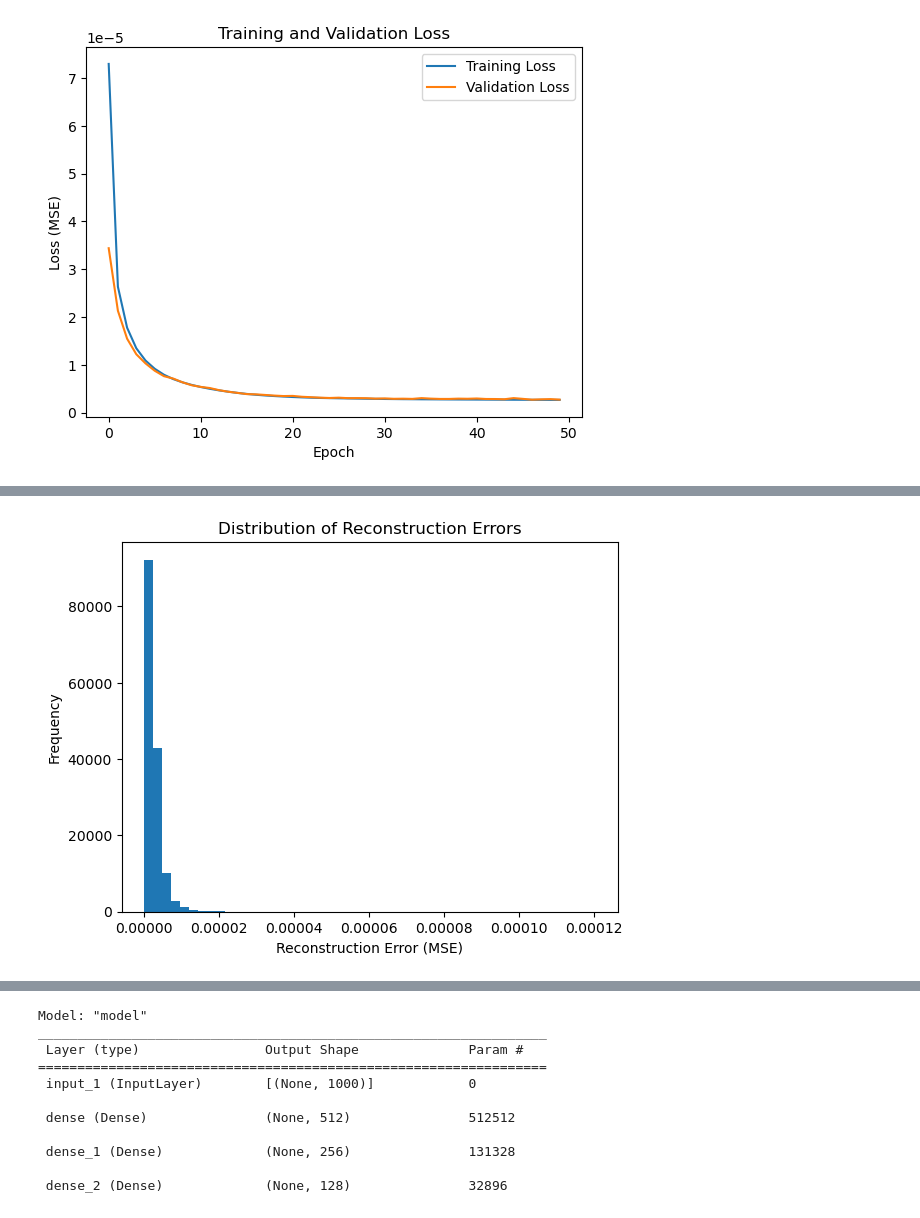
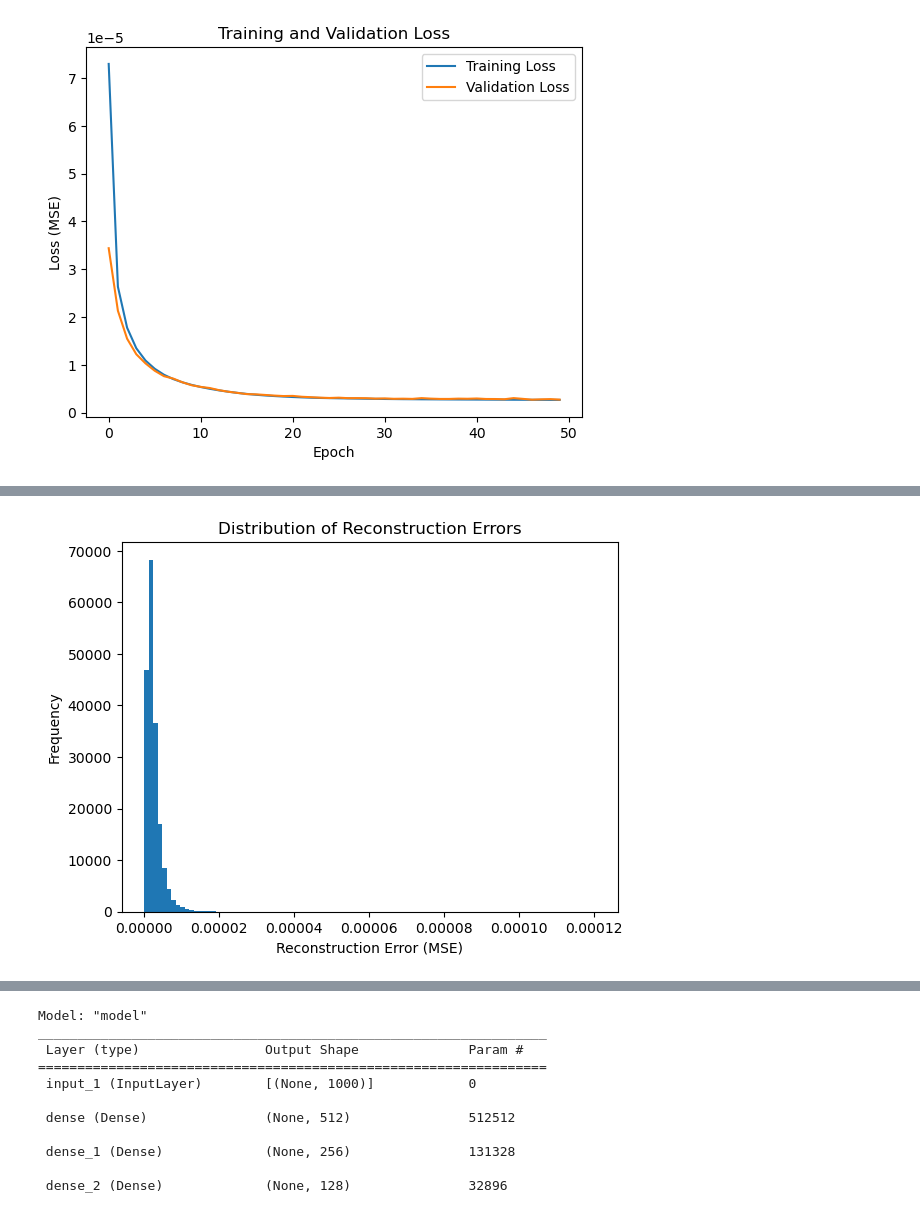
Before and after one commit to JasimrazaMomin/recipe-substitution, a Jupyter notebook: final_project/final_project.ipynb, the cells around one changed output, grey strips where cells are left out. Drawn from its saved outputs; the diff is of its cells as text; code cells hidden in the pictures.

```diff
--- a/final_project/final_project.ipynb
+++ b/final_project/final_project.ipynb
@@ -282,0 +229,3 @@ save_model(autoencoder,'autoencoder_model_cuslr_linear_e50_b64_10pv_vec1000_real
+# %%
+latent_representation = encoder.predict(np.concatenate((X_train_v1, X_val_v1), axis=0),batch_size=32) # create the latent representation and reconstruction
+reconstruction = autoencoder.predict(np.concatenate((X_train_v1, X_val_v1), axis=0),batch_size=32)
@@ -283,17 +235,10 @@ save_model(autoencoder,'autoencoder_model_cuslr_linear_e50_b64_10pv_vec1000_real
 # %%
-n_samples = 5
-test_samples = np.array(X_train_v1)
-reconstructed_samples = autoencoder.predict(test_samples)
+data = np.concatenate((X_train_v1, X_val_v1), axis=0) # create the full dataset again
+data_flat = data.reshape(len(data), -1) # reshaping
+recon_flat = reconstruction.reshape(len(reconstruction), -1)
+mse_scores = np.mean(np.square(data_flat - recon_flat), axis=1) # take the mse to plot
 
-# Flatten the input and output for comparison
-X_test_flat = np.array(X_train_v1).reshape(len(X_train_v1), -1)
-recon_flat = reconstructed_samples.reshape(len(reconstructed_samples), -1)
-
-# Compute MSE for each sample
-mse_scores = np.mean(np.square(X_test_flat - recon_flat), axis=1)
-
-# Plot distribution of MSE
-plt.hist(mse_scores, bins=50)
+plt.hist(mse_scores, bins=100) # create a histogram to see mse
 plt.xlabel("Reconstruction Error (MSE)")
 plt.ylabel("Frequency")
 plt.title("Distribution of Reconstruction Errors")
@@ -303,2 +247,2 @@ plt.show()
-[figure, old version]
+[figure, new version]
 # %%
```
Also changed, not shown: parts of 37 cells of this notebook.
